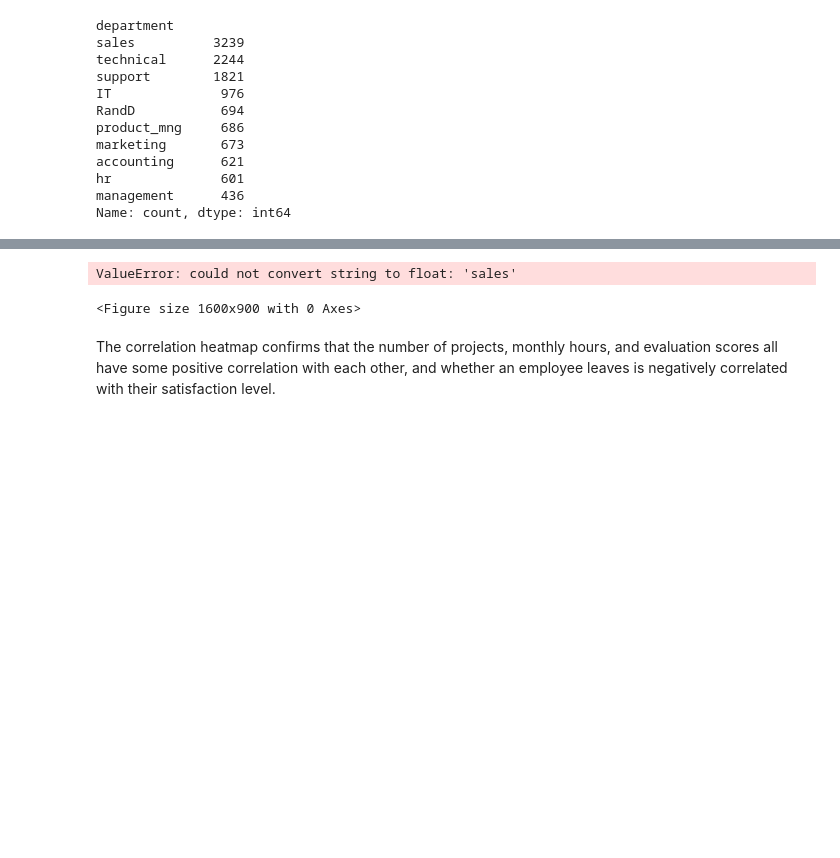
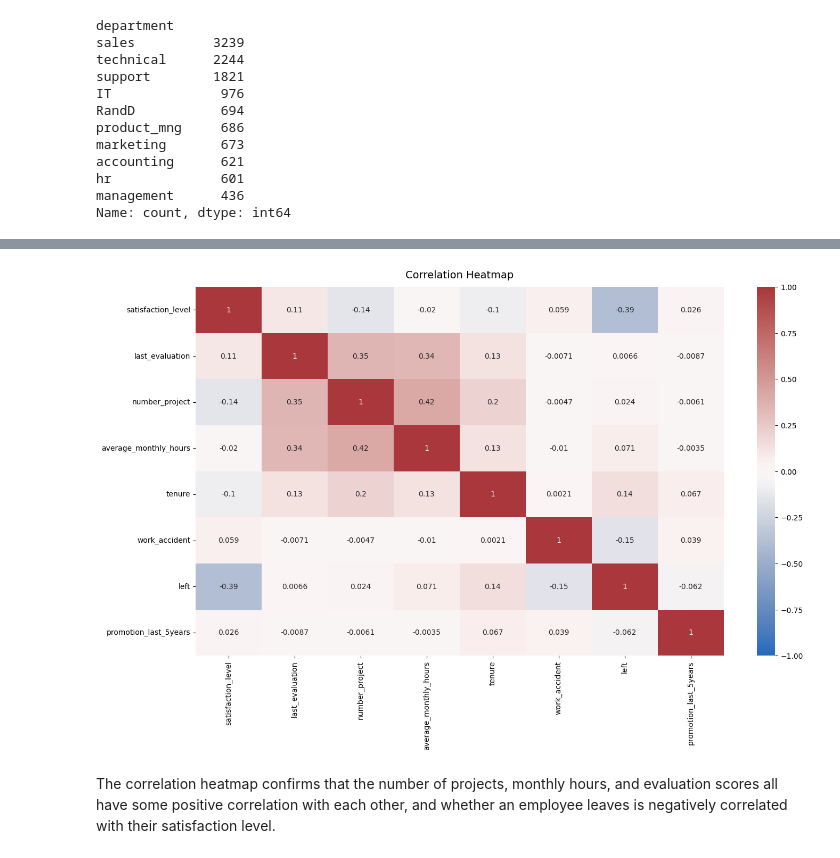
Before and after one commit to laxmaroon/Data_Driven_HR_Decisions, a Jupyter notebook: Salifort Motors project lab.ipynb, the cells around one changed output, grey strips where cells are left out. Drawn from its saved outputs; the diff is of its cells as text; code cells hidden in the pictures; blank space fills up the shorter version.

```diff
--- a/Salifort Motors project lab.ipynb
+++ b/Salifort Motors project lab.ipynb
@@ -516,13 +531,16 @@ Lastly, you could check for strong correlations between variables in the data.
 # %%
 # Create a plot as needed
+non_numeric_cols = df0.select_dtypes(include=['object']).columns
+# print(f"Non-numeric columns: {non_numeric_cols}")
 
+# Option 1: Drop non-numeric columns (if they are not needed for correlation)
+df0_numeric = df0.drop(columns=non_numeric_cols)
 # Plot a correlation heatmap
 plt.figure(figsize=(16, 9))
-heatmap = sns.heatmap(df0.corr(), vmin=-1, vmax=1, annot=True, cmap=sns.color_palette("vlag", as_cmap=True))
+heatmap = sns.heatmap(df0_numeric.corr(), vmin=-1, vmax=1, annot=True, cmap=sns.color_palette("vlag", as_cmap=True))
 heatmap.set_title('Correlation Heatmap', fontdict={'fontsize':14}, pad=12);
 # %% [output]
-ValueError: could not convert string to float: 'sales'
-<Figure size 1600x900 with 0 Axes>
+[figure, added]
 # %% [markdown]
 The correlation heatmap confirms that the number of projects, monthly hours, and evaluation scores all have some positive correlation with each other, and whether an employee leaves is negatively correlated with their satisfaction level.
 # %% [markdown]
```
Also changed, not shown: parts of 48 cells of this notebook, 1 other file.
